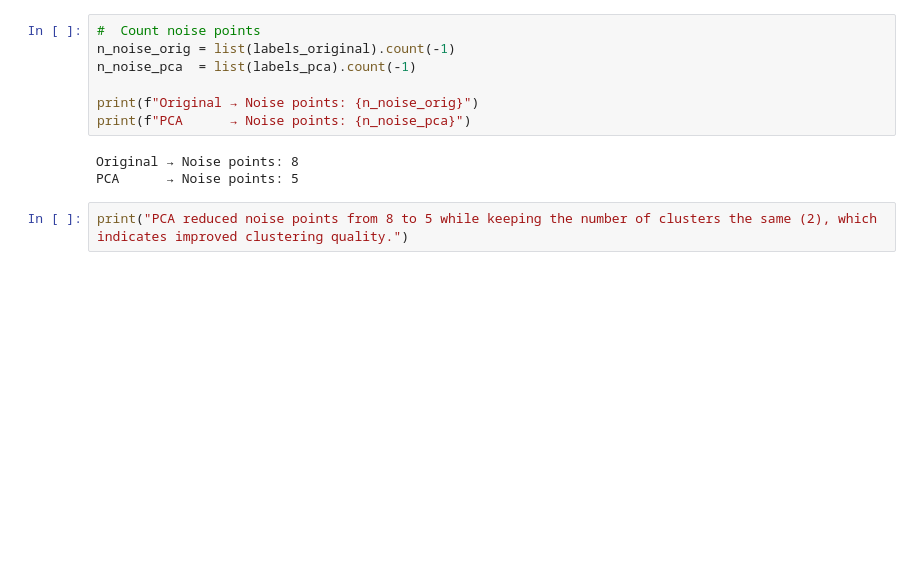
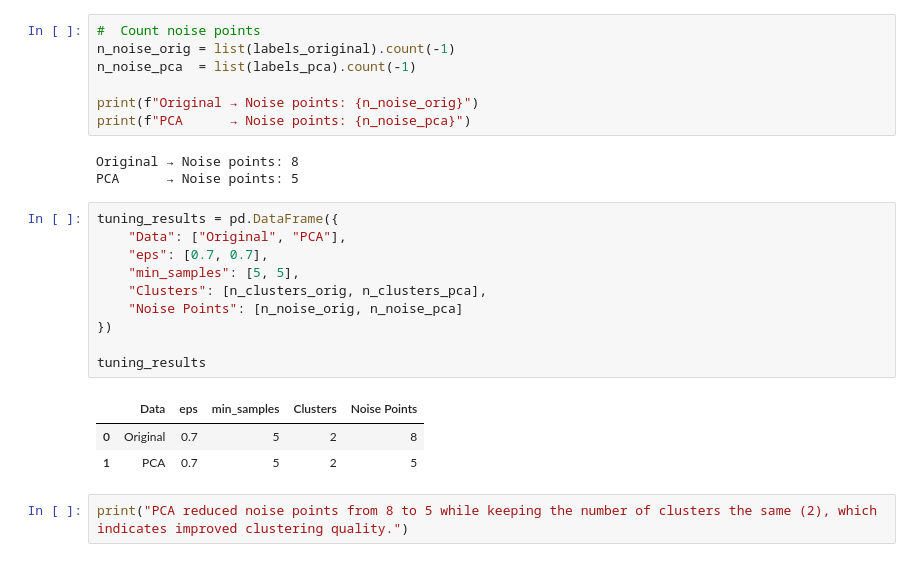
Before and after one commit to DOHA-BASEM3/Activity-3--DBSCAN-and-PCA, a Jupyter notebook: DBSCAN_and_PCA.ipynb, the cells around one changed output. Saved outputs shown, nothing was run; the diff lists cells and outputs as text; blank space fills up the shorter version.

```diff
--- a/DBSCAN_and_PCA.ipynb
+++ b/DBSCAN_and_PCA.ipynb
@@ -293,6 +277,20 @@ print(f"PCA      → Noise points: {n_noise_pca}")
 # %% [output]
 Original → Noise points: 8
 PCA      → Noise points: 5
+# %%
+tuning_results = pd.DataFrame({
+    "Data": ["Original", "PCA"],
+    "eps": [0.7, 0.7],
+    "min_samples": [5, 5],
+    "Clusters": [n_clusters_orig, n_clusters_pca],
+    "Noise Points": [n_noise_orig, n_noise_pca]
+})
+
+tuning_results
+# %% [output]
+|  | Data | eps | min_samples | Clusters | Noise Points |
+| 0 | Original | 0.7 | 5 | 2 | 8 |
+| 1 | PCA | 0.7 | 5 | 2 | 5 |
 # %%
 print("PCA reduced noise points from 8 to 5 while keeping the number of clusters the same (2), which indicates improved clustering quality.")
 # %% [output]
```
Also changed, not shown: parts of 5 cells of this notebook.
